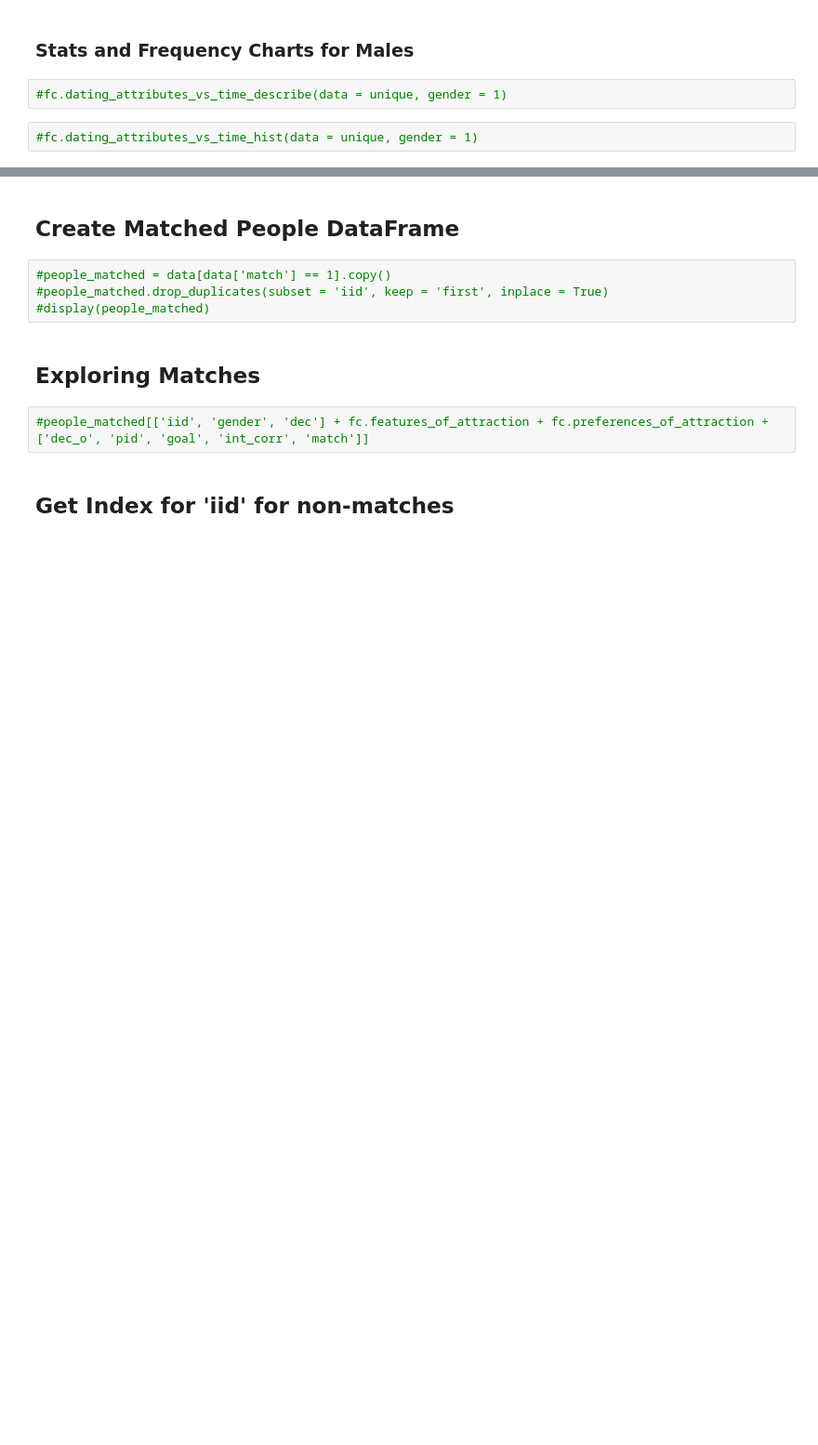
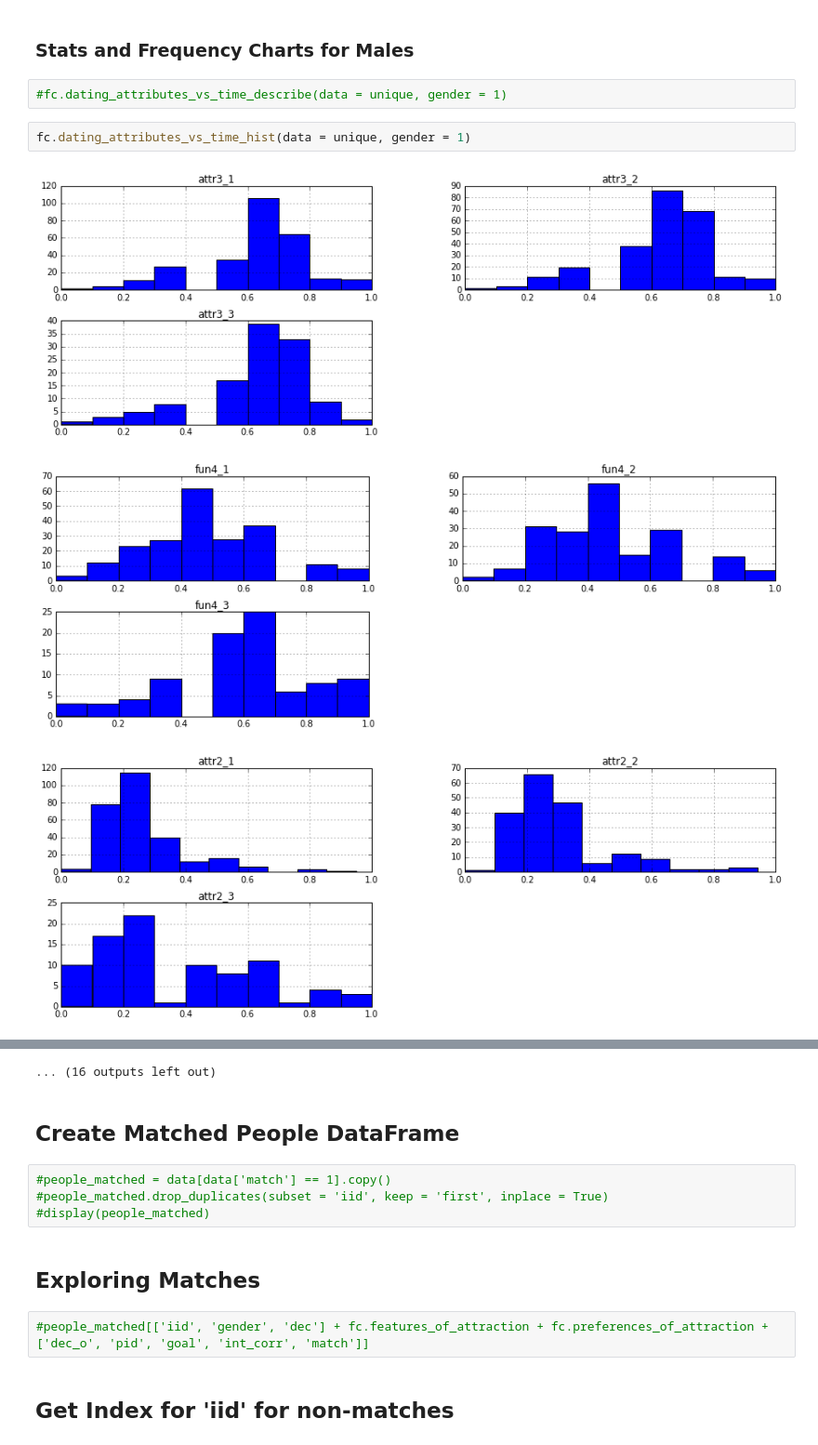
Before and after one commit to fiatveritas/Portfolio, a Jupyter notebook: Udacity_Project_5_Capstone/Love_At_First_Sight.ipynb, the cells around one changed output, grey strips where cells are left out. Shown at 93% size. Saved outputs shown, nothing was run; the diff lists cells and outputs as text; blank space fills up the shorter version.

```diff
--- a/Udacity_Project_5_Capstone/Love_At_First_Sight.ipynb
+++ b/Udacity_Project_5_Capstone/Love_At_First_Sight.ipynb
@@ -63,4 +81,8 @@ for i in fc.clean_up_2:
 # %%
 #fc.dating_attributes_vs_time_describe(data = unique, gender = 1)
 # %%
-#fc.dating_attributes_vs_time_hist(data = unique, gender = 1)
+fc.dating_attributes_vs_time_hist(data = unique, gender = 1)
+# %% [output]
+[figure, added]
+[figure, added]
+[figure, added]
@@ -67,3 +98,4 @@ for i in fc.clean_up_2:
+... (16 outputs left out)
 # %% [markdown]
 <h2>Create Matched People DataFrame</h2>
 # %%
```
Also changed, not shown: parts of 15 cells of this notebook, 1 other file.
